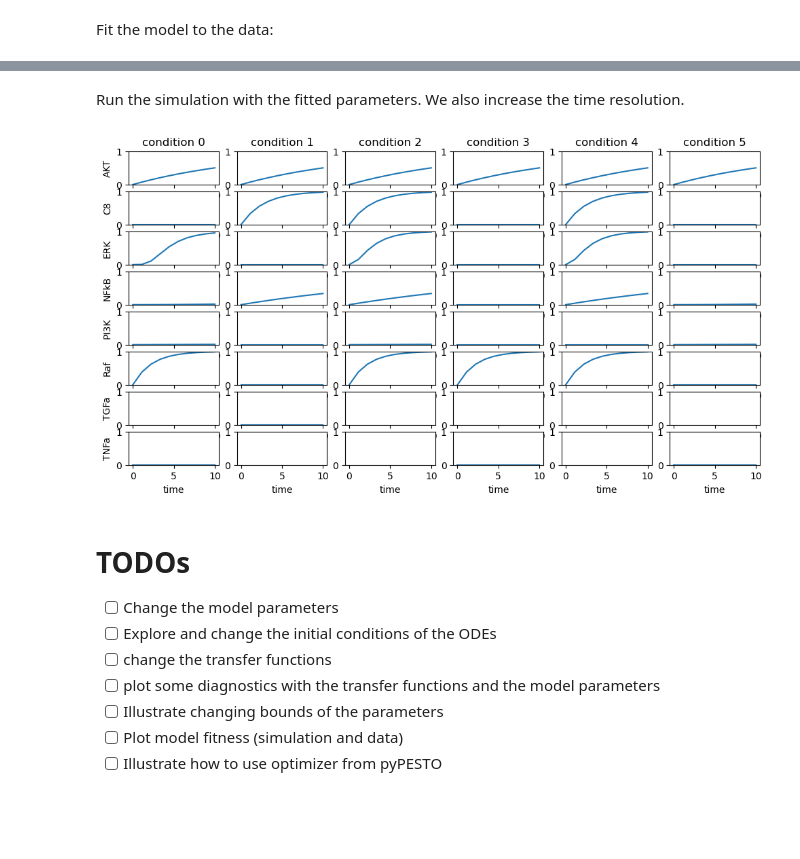
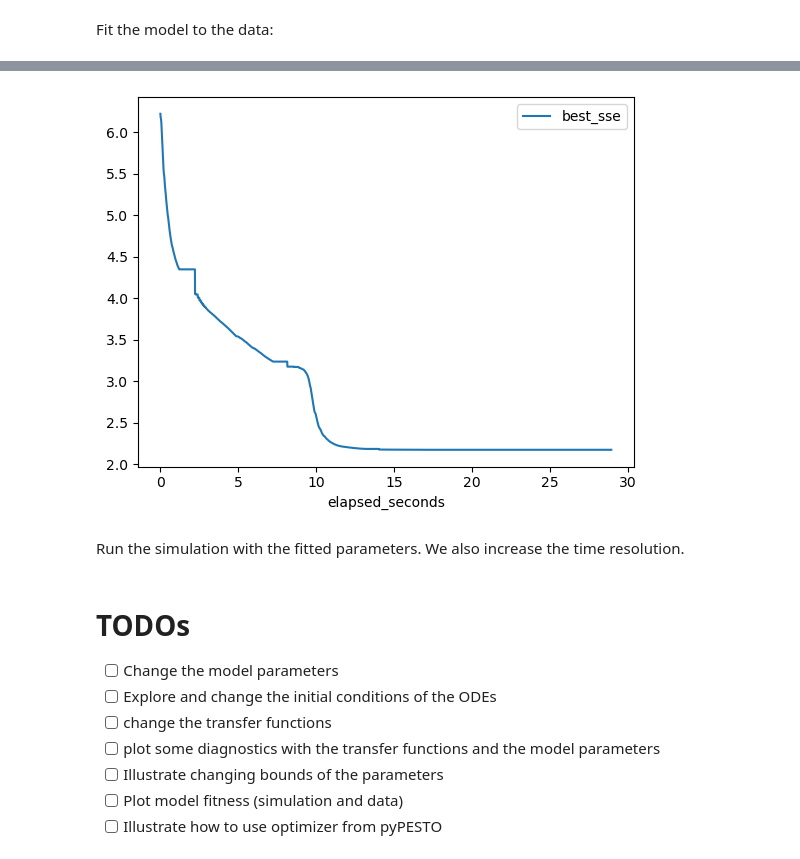
Before and after one commit to saezlab/codax, a Jupyter notebook: examples/logicODE_tutorial.ipynb, the cells around one changed output, grey strips where cells are left out. Drawn from its saved outputs; the diff is of its cells as text; code cells hidden in the pictures; blank space fills up the shorter version.

Commit message:
Return results from fit

```diff
--- a/examples/logicODE_tutorial.ipynb
+++ b/examples/logicODE_tutorial.ipynb
@@ -85,7 +86,7 @@ OrderedDict([('PI3K_k_AKT', 1.0),
 # %% [markdown]
 Fit the model to the data:
 # %%
-opt_params = c.fit(max_iter=1500, optimizer=optax.adam(learning_rate=1e-3))
+opt_params, results = c.fit(max_iter=3000, optimizer=optax.adam(learning_rate=1e-3), get_results=True)
 # %% [output]
   iter           current loss    min. loss       grad norm
   0              1.3036e-01      1.3036e-01      3.1316e-01
@@ -135,0 +108,11 @@ DeviceArray(2.1727235, dtype=float32)
+# %%
+lr='1e-3'
+
+for i in range(30):
+    opt_params, results = c.fit(max_iter=3000, optimizer=optax.adam(learning_rate=float(lr)), get_results=True)
+    df_results = pd.DataFrame(results)
+    sse = []
+    for params in df_results.best_params:
+        sse.append(c.sq_error_function(params).sum().tolist())
+    df_results['best_sse'] = sse
+    df_results.to_csv(f'results_{lr}_{i}.csv')
@@ -135,0 +138,3 @@ DeviceArray(2.1727235, dtype=float32)
+# %%
+df_results[['elapsed_seconds', 'best_sse']].set_index('elapsed_seconds').plot()
+# %% [output]
@@ -136,9 +142,8 @@ DeviceArray(2.1727235, dtype=float32)
+[figure, added]
 # %% [markdown]
 Run the simulation with the fitted parameters. We also increase the time resolution.
 # %%
 sim_res = c.simulate( ODEparameters=opt_params, timepoints=jax.numpy.linspace(0,10,10), plot_simulation=True)
-# %% [output]
-[figure, removed]
 # %% [markdown]
 # TODOs
 
```
Also changed, not shown: parts of 7 cells of this notebook, 1 other file.
